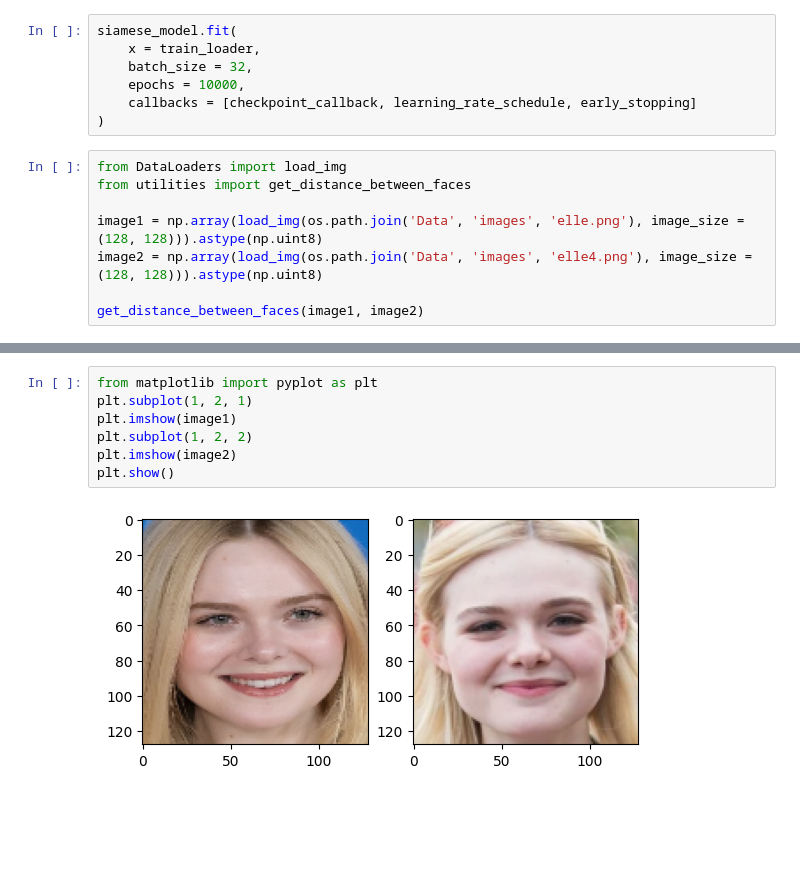
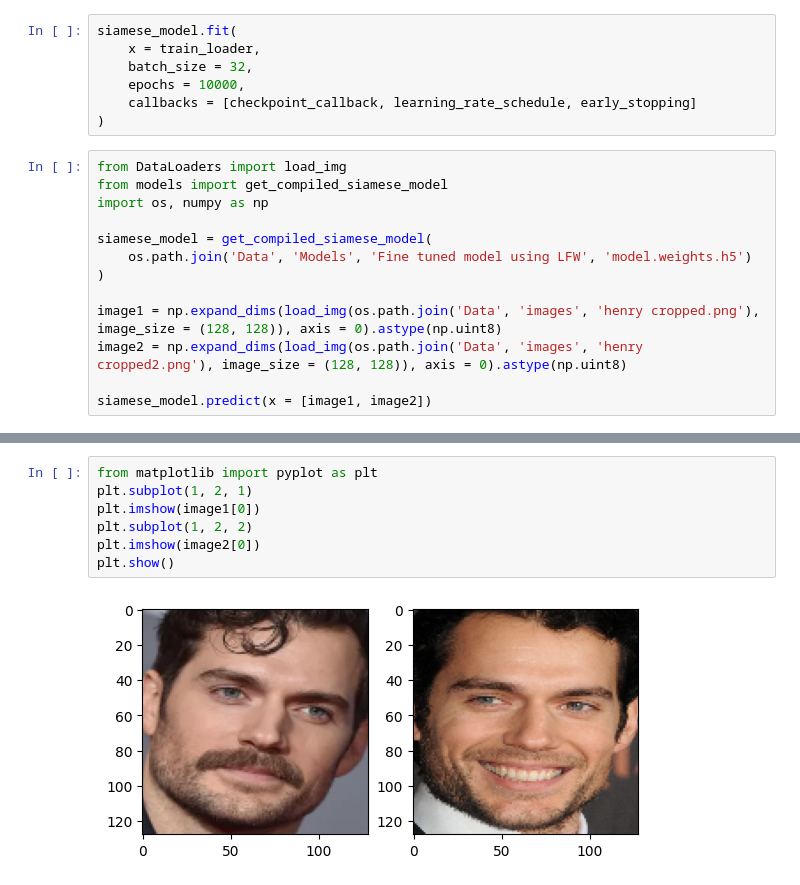
Before and after one commit to AliMustafa731/The-Optimizers-Squad, a Jupyter notebook: fine tuning.ipynb, the cells around one changed output, grey strips where cells are left out. Drawn from its saved outputs; the diff is of its cells as text; blank space fills up the shorter version.

Commit message:
Finished testing the model

```diff
--- a/fine tuning.ipynb
+++ b/fine tuning.ipynb
@@ -235,10 +237,15 @@ siamese_model.fit(
 )
 # %%
 from DataLoaders import load_img
-from utilities import get_distance_between_faces
+from models import get_compiled_siamese_model
+import os, numpy as np
 
-image1 = np.array(load_img(os.path.join('Data', 'images', 'elle.png'), image_size = (128, 128))).astype(np.uint8)
-image2 = np.array(load_img(os.path.join('Data', 'images', 'elle4.png'), image_size = (128, 128))).astype(np.uint8)
+siamese_model = get_compiled_siamese_model(
+    os.path.join('Data', 'Models', 'Fine tuned model using LFW', 'model.weights.h5')
+)
 
-get_distance_between_faces(image1, image2)
+image1 = np.expand_dims(load_img(os.path.join('Data', 'images', 'henry cropped.png'), image_size = (128, 128)), axis = 0).astype(np.uint8)
+image2 = np.expand_dims(load_img(os.path.join('Data', 'images', 'henry cropped2.png'), image_size = (128, 128)), axis = 0).astype(np.uint8)
+
+siamese_model.predict(x = [image1, image2])
 # %% [output]
@@ -247,9 +254,9 @@ array([0.13433892], dtype=float32)
 # %%
 from matplotlib import pyplot as plt
 plt.subplot(1, 2, 1)
-plt.imshow(image1)
+plt.imshow(image1[0])
 plt.subplot(1, 2, 2)
-plt.imshow(image2)
+plt.imshow(image2[0])
 plt.show()
 # %% [output]
-[figure, old version]
+[figure, new version]
```
Also changed, not shown: parts of 3 cells of this notebook.
